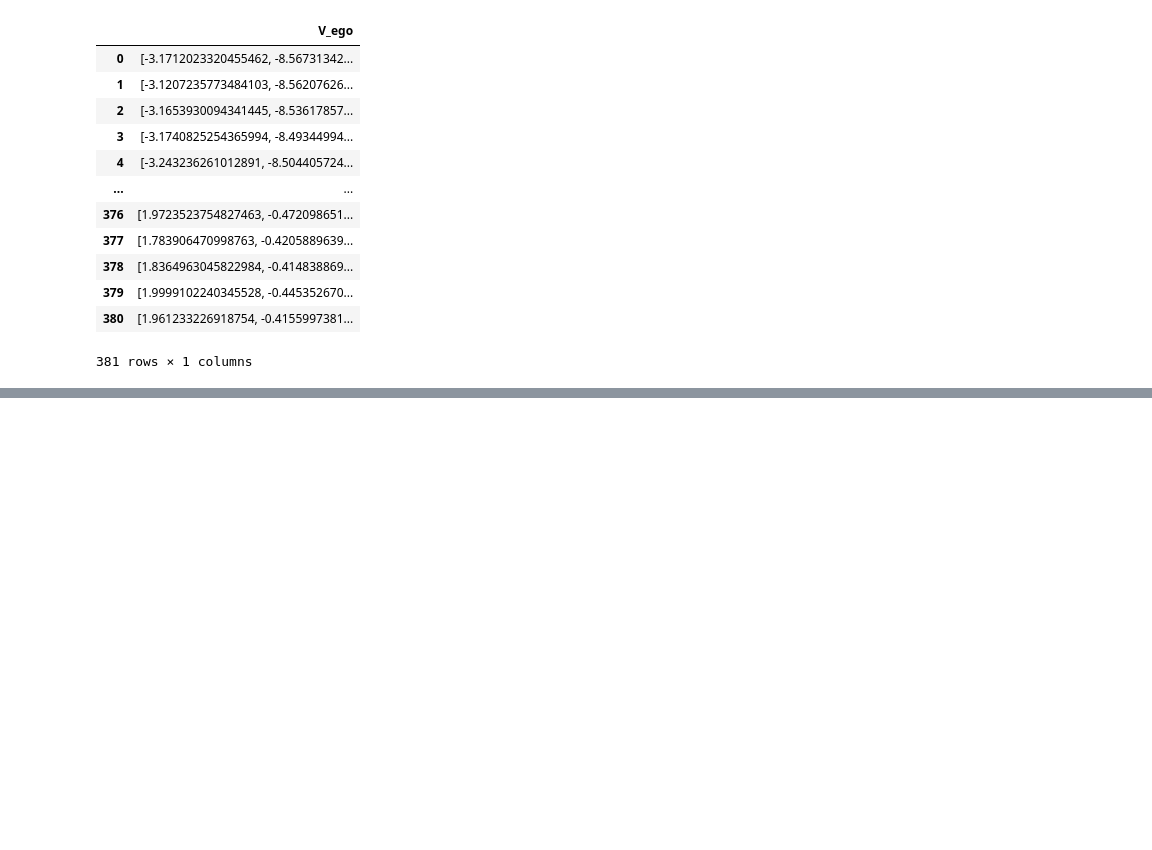
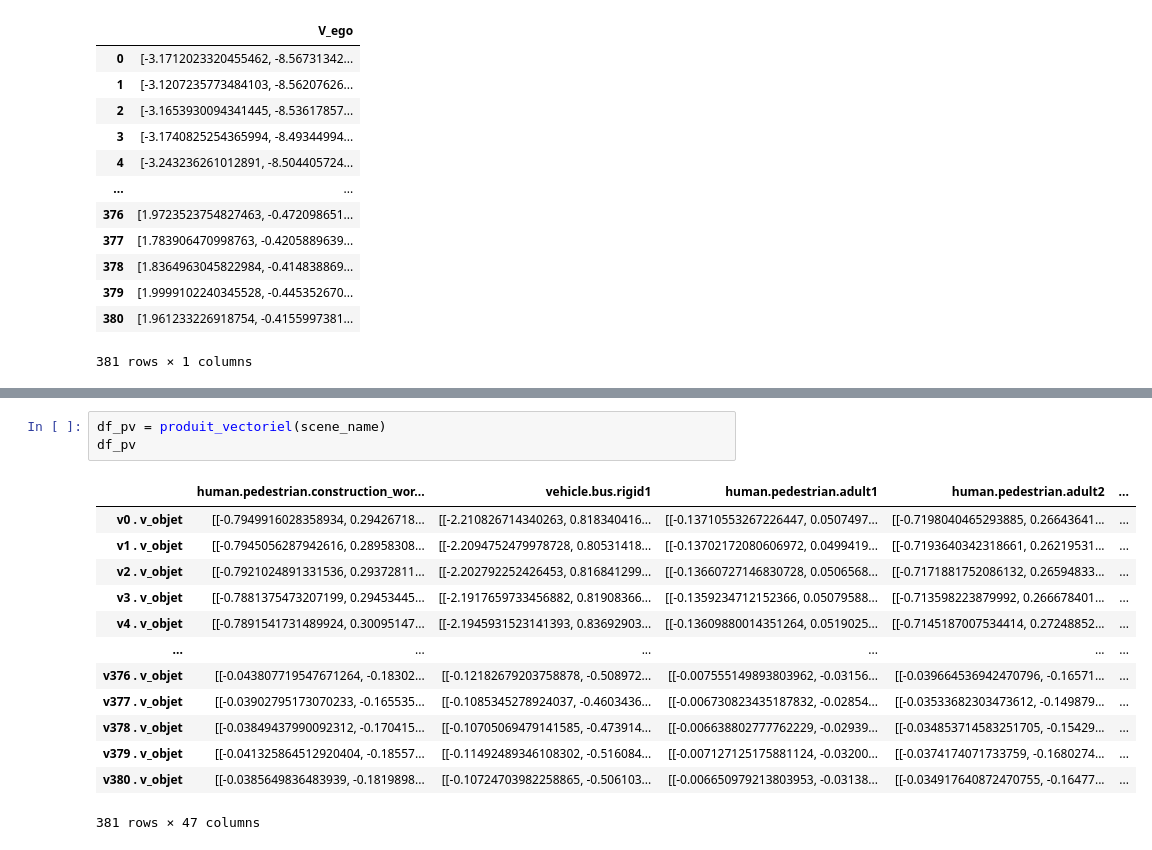
Before and after one commit to licit-lab/eda-nuscenes, a Jupyter notebook: notes/Intensite_interactions.ipynb, the cells around one changed output, grey strips where cells are left out. Saved outputs shown, nothing was run; the diff lists cells and outputs as text; blank space fills up the shorter version.

```diff
--- a/notes/Intensite_interactions.ipynb
+++ b/notes/Intensite_interactions.ipynb
@@ -285,0 +676,17 @@ df_vecteurs
+# %%
+df_pv = produit_vectoriel(scene_name)
+df_pv
+# %% [output]
+|  | human.pedestrian.construction_wor... | vehicle.bus.rigid1 | human.pedestrian.adult1 | human.pedestrian.adult2 | ... |
+| v0 . v_objet | [[-0.7949916028358934, 0.29426718... | [[-2.210826714340263, 0.818340416... | [[-0.13710553267226447, 0.0507497... | [[-0.7198040465293885, 0.26643641... | ... |
+| v1 . v_objet | [[-0.7945056287942616, 0.28958308... | [[-2.2094752479978728, 0.80531418... | [[-0.13702172080606972, 0.0499419... | [[-0.7193640342318661, 0.26219531... | ... |
+| v2 . v_objet | [[-0.7921024891331536, 0.29372811... | [[-2.202792252426453, 0.816841299... | [[-0.13660727146830728, 0.0506568... | [[-0.7171881752086132, 0.26594833... | ... |
+| v3 . v_objet | [[-0.7881375473207199, 0.29453445... | [[-2.1917659733456882, 0.81908366... | [[-0.1359234712152366, 0.05079588... | [[-0.713598223879992, 0.266678401... | ... |
+| v4 . v_objet | [[-0.7891541731489924, 0.30095147... | [[-2.1945931523141393, 0.83692903... | [[-0.13609880014351264, 0.0519025... | [[-0.7145187007534414, 0.27248852... | ... |
+| ... | ... | ... | ... | ... | ... |
+| v376 . v_objet | [[-0.043807719547671264, -0.18302... | [[-0.12182679203758878, -0.508972... | [[-0.007555149893803962, -0.03156... | [[-0.039664536942470796, -0.16571... | ... |
+| v377 . v_objet | [[-0.03902795173070233, -0.165535... | [[-0.1085345278924037, -0.4603436... | [[-0.006730823435187832, -0.02854... | [[-0.03533682303473612, -0.149879... | ... |
+| v378 . v_objet | [[-0.03849437990092312, -0.170415... | [[-0.10705069479141585, -0.473914... | [[-0.006638802777762229, -0.02939... | [[-0.034853714583251705, -0.15429... | ... |
+| v379 . v_objet | [[-0.041325864512920404, -0.18557... | [[-0.11492489346108302, -0.516084... | [[-0.007127125175881124, -0.03200... | [[-0.0374174071733759, -0.1680274... | ... |
+| v380 . v_objet | [[-0.0385649836483939, -0.1819898... | [[-0.10724703982258865, -0.506103... | [[-0.006650979213803953, -0.03138... | [[-0.034917640872470755, -0.16477... | ... |
+381 rows × 47 columns
```
Also changed, not shown: parts of 15 cells of this notebook.
